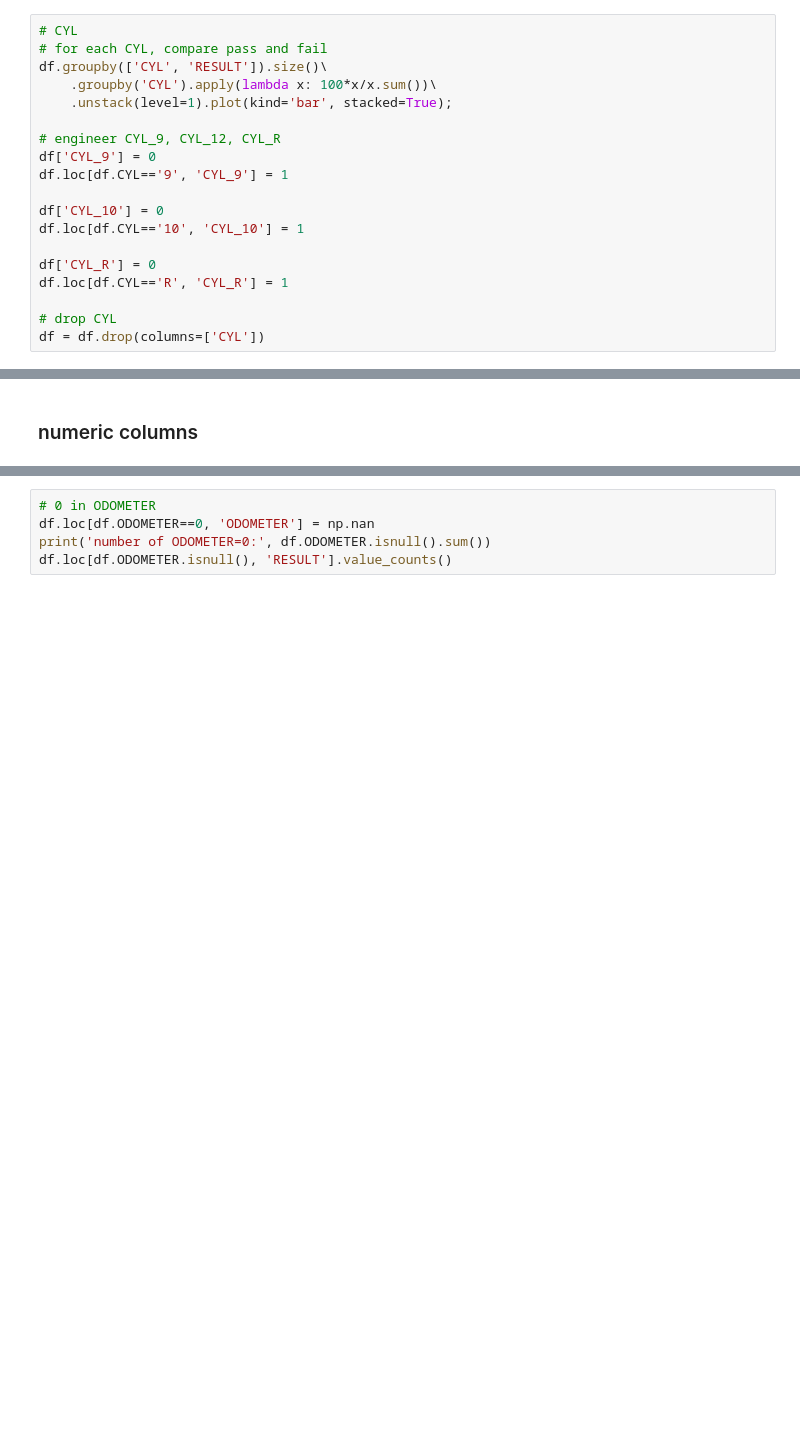
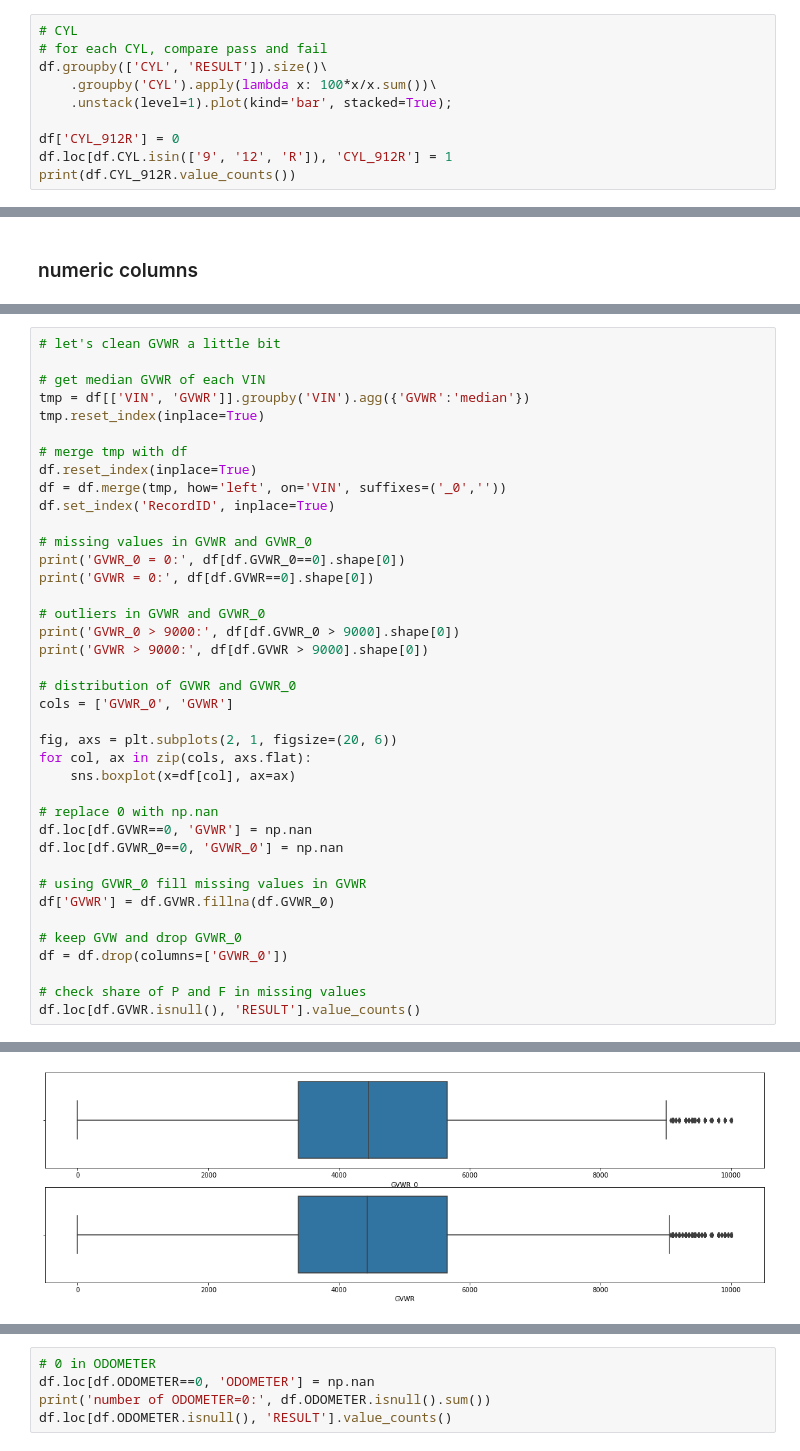
Before and after one commit to hanbo-e/wimlds_emissions, a Jupyter notebook: data_exploration_guli.ipynb, the cells around one changed output, grey strips where cells are left out. Drawn from its saved outputs; the diff is of its cells as text; blank space fills up the shorter version.

Commit message:
after cleaning (174651, 8)

```diff
--- a/data_exploration_guli.ipynb
+++ b/data_exploration_guli.ipynb
@@ -643,16 +666,7 @@ df.groupby(['CYL', 'RESULT']).size()\
     .groupby('CYL').apply(lambda x: 100*x/x.sum())\
     .unstack(level=1).plot(kind='bar', stacked=True);
 
-# engineer CYL_9, CYL_12, CYL_R
-df['CYL_9'] = 0
-df.loc[df.CYL=='9', 'CYL_9'] = 1
-
-df['CYL_10'] = 0
-df.loc[df.CYL=='10', 'CYL_10'] = 1
-
-df['CYL_R'] = 0
-df.loc[df.CYL=='R', 'CYL_R'] = 1
-
-# drop CYL
-df = df.drop(columns=['CYL'])
+df['CYL_912R'] = 0
+df.loc[df.CYL.isin(['9', '12', 'R']), 'CYL_912R'] = 1
+print(df.CYL_912R.value_counts())
 # %% [output]
@@ -737,0 +730,40 @@ Name: RESULT, dtype: int64
+# %%
+# let's clean GVWR a little bit
+
+# get median GVWR of each VIN
+tmp = df[['VIN', 'GVWR']].groupby('VIN').agg({'GVWR':'median'})
+tmp.reset_index(inplace=True)
+
+# merge tmp with df
+df.reset_index(inplace=True)
+df = df.merge(tmp, how='left', on='VIN', suffixes=('_0',''))
+df.set_index('RecordID', inplace=True)
+
+# missing values in GVWR and GVWR_0
+print('GVWR_0 = 0:', df[df.GVWR_0==0].shape[0])
+print('GVWR = 0:', df[df.GVWR==0].shape[0])
+
+# outliers in GVWR and GVWR_0
+print('GVWR_0 > 9000:', df[df.GVWR_0 > 9000].shape[0])
+print('GVWR > 9000:', df[df.GVWR > 9000].shape[0])
+
+# distribution of GVWR and GVWR_0
+cols = ['GVWR_0', 'GVWR']
+
+fig, axs = plt.subplots(2, 1, figsize=(20, 6))
+for col, ax in zip(cols, axs.flat):
+    sns.boxplot(x=df[col], ax=ax)
+
+# replace 0 with np.nan
+df.loc[df.GVWR==0, 'GVWR'] = np.nan
+df.loc[df.GVWR_0==0, 'GVWR_0'] = np.nan
+
+# using GVWR_0 fill missing values in GVWR
+df['GVWR'] = df.GVWR.fillna(df.GVWR_0)
+
+# keep GVW and drop GVWR_0
+df = df.drop(columns=['GVWR_0'])
+
+# check share of P and F in missing values
+df.loc[df.GVWR.isnull(), 'RESULT'].value_counts()
+# %% [output]
@@ -737,0 +777 @@ Name: RESULT, dtype: int64
+[figure, added]
```
Also changed, not shown: parts of 23 cells of this notebook.
